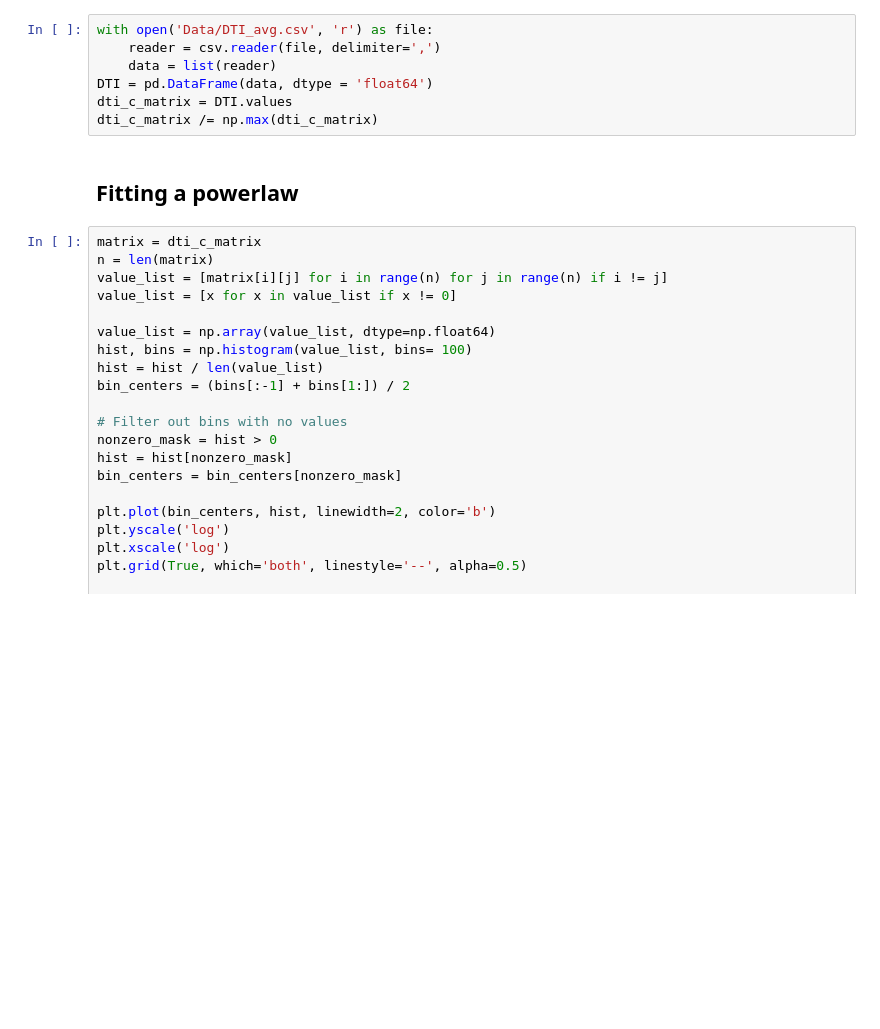
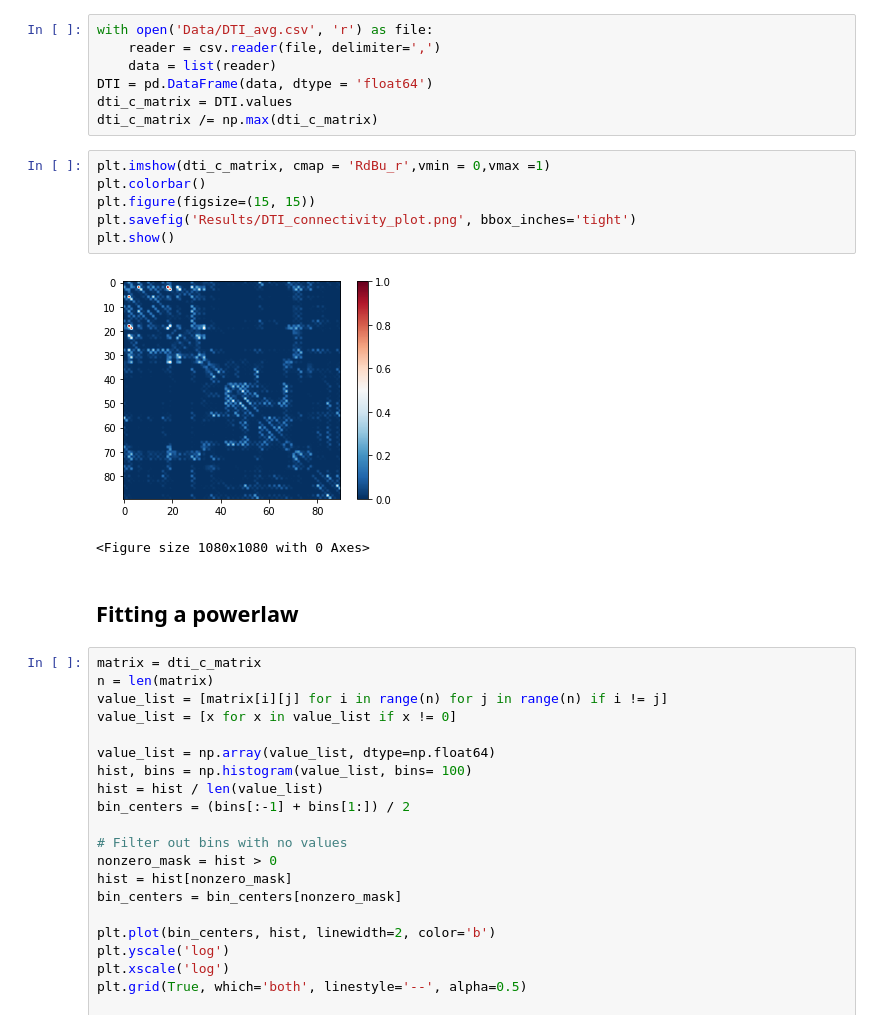
Before and after one commit to mylenevdmaas/CSS2023, a Jupyter notebook: DTI.ipynb, the cells around one changed output. Saved outputs shown, nothing was run; the diff lists cells and outputs as text; blank space fills up the shorter version.

```diff
--- a/DTI.ipynb
+++ b/DTI.ipynb
@@ -20,6 +17,15 @@ with open('Data/DTI_avg.csv', 'r') as file:
 DTI = pd.DataFrame(data, dtype = 'float64')
 dti_c_matrix = DTI.values
 dti_c_matrix /= np.max(dti_c_matrix)
+# %%
+plt.imshow(dti_c_matrix, cmap = 'RdBu_r',vmin = 0,vmax =1)
+plt.colorbar()
+plt.figure(figsize=(15, 15))
+plt.savefig('Results/DTI_connectivity_plot.png', bbox_inches='tight')
+plt.show()
+# %% [output]
+[figure, added]
+<Figure size 1080x1080 with 0 Axes>
 # %% [markdown]
 ## Fitting a powerlaw
 # %%
```
Also changed, not shown: parts of 1 cell of this notebook, 17 other files.
